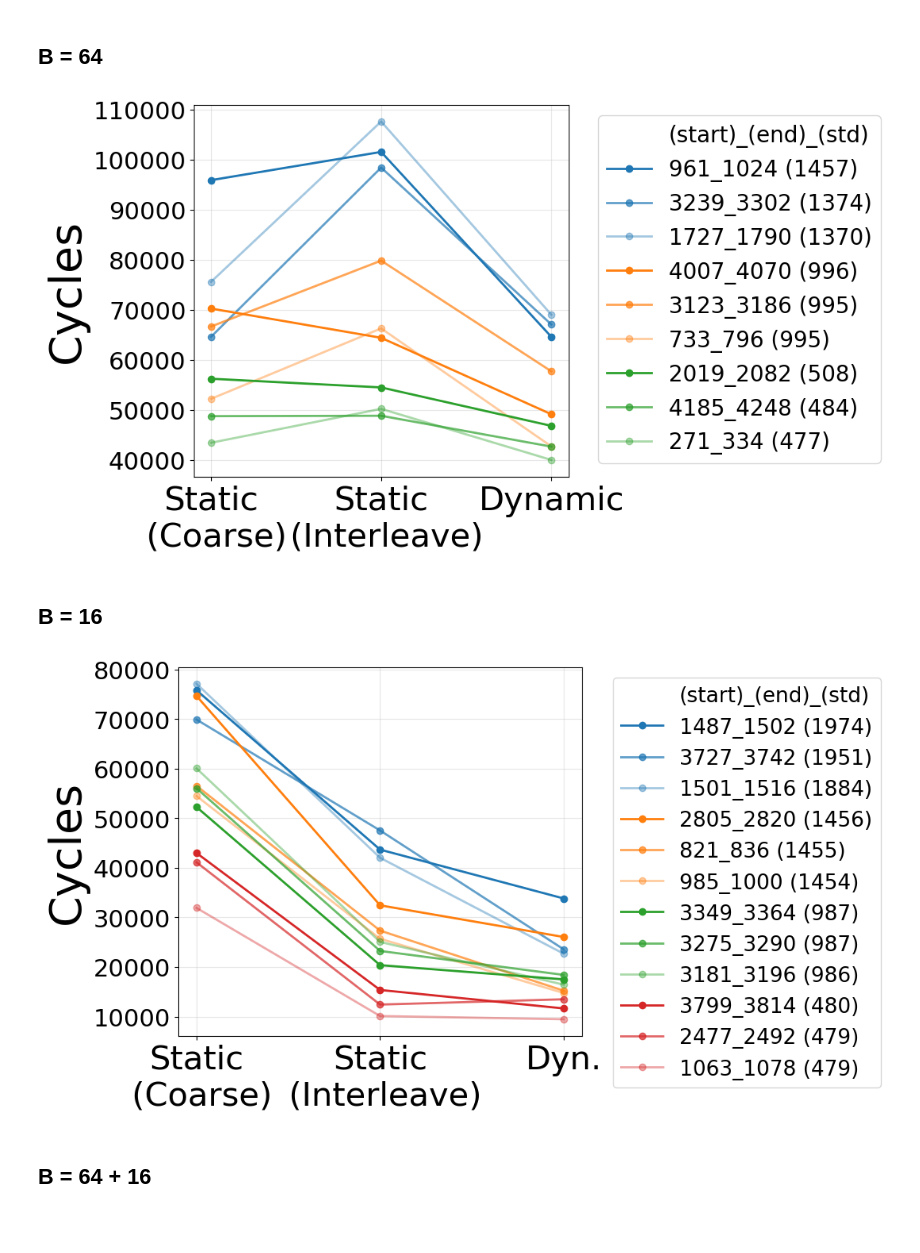
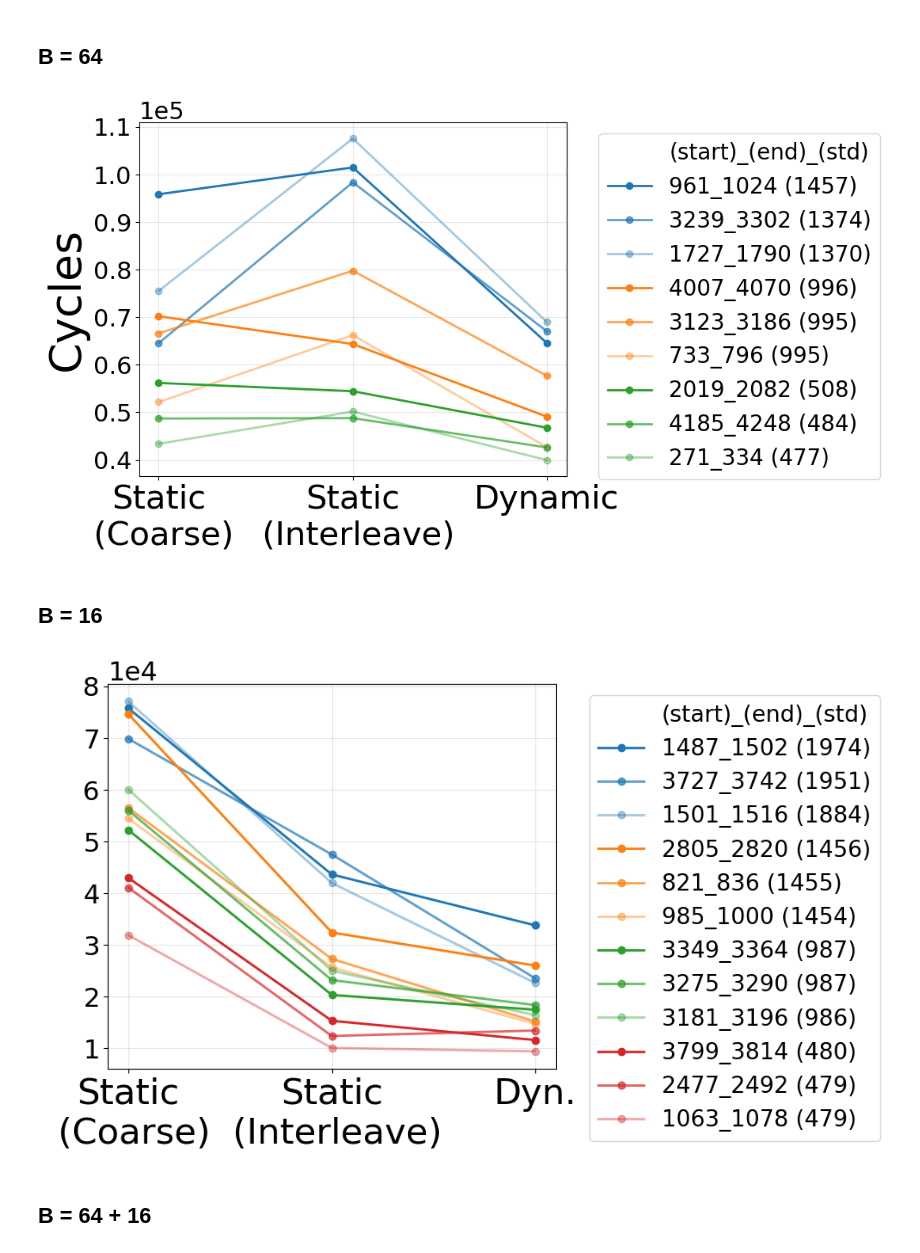
Before and after one commit to gina7484/step_artifact, a Jupyter notebook: dynamic_par/dyn_par_visualize.ipynb, the cells around one changed output. Drawn from its saved outputs; the diff is of its cells as text; code cells hidden in the pictures; blank space fills up the shorter version.

```diff
--- a/dynamic_par/dyn_par_visualize.ipynb
+++ b/dynamic_par/dyn_par_visualize.ipynb
@@ -70,6 +70,13 @@ plt.ylabel('Cycles', fontsize=axis_font)
 # plt.title('Cycles by Execution Type for Different Data Ranges', fontsize=axis_font)
 plt.xticks(x_positions, x_categories, fontsize=x_tick_size)
 plt.yticks(fontsize=tick_font)
+
+# Format y-axis in scientific notation
+plt.ticklabel_format(style='scientific', axis='y', scilimits=(0,0))
+
+# Make the scientific notation scale factor larger
+plt.gca().yaxis.get_offset_text().set_fontsize(tick_font)
+
 plt.grid(True, alpha=0.3)
 plt.legend(bbox_to_anchor=(1.05, 1), loc='upper left', fontsize=legend_font)
 
@@ -77,12 +84,12 @@ plt.legend(bbox_to_anchor=(1.05, 1), loc='upper left', fontsize=legend_font)
 plt.tight_layout()
 
 # Show the plot
-plt.show()
+# plt.show()
 
 # Optional: Save the plot
-# plt.savefig('dyn_par_b64.pdf', dpi=300, bbox_inches='tight')
+plt.savefig('dyn_par_b64.png', dpi=300, bbox_inches='tight')
 # %% [output]
-[figure, old version]
+[figure, new version]
 # %% [markdown]
 ## B = 16
 # %%
@@ -111,7 +118,7 @@ batch = 16
 df = pd.read_csv(f'/home/ginasohn/step_tl/dynamic_par/batch{batch}_sweep_simple.csv')  # Replace with your actual file path
 
 # Create the plot
-plt.figure(figsize=(11, 6))
+plt.figure(figsize=(10, 6))
 
 # Define x-axis categories
 x_categories = ['Static\n (Coarse)', 'Static\n (Interleave)', 'Dyn.']
@@ -138,36 +145,44 @@ for idx, row in df.iterrows():
 
     # Get base color from tab10 and apply transparency
     base_color = tab10_colors[color_group % len(tab10_colors)]
     alpha = alphas[variation]
 
     # Plot the line with grouped coloring (all solid lines)
     plt.plot(x_positions, y_values,
              marker='o',
              label=label,
              linewidth=2,
              color=base_color,
              alpha=alpha,
              markersize=6)
 
 # Customize the plot
 # plt.xlabel('Execution Type', fontsize=axis_font)
-plt.ylabel('Cycles', fontsize=axis_font)
+# plt.ylabel('Cycles', fontsize=axis_font)
 # plt.title('Cycles by Execution Type for Different Data Ranges', fontsize=axis_font)
 plt.xticks(x_positions, x_categories, fontsize=x_tick_size)
 plt.yticks(fontsize=tick_font)
+
+
+# Format y-axis in scientific notation
+plt.ticklabel_format(style='scientific', axis='y', scilimits=(0,0))
+
+# Make the scientific notation scale factor larger
+plt.gca().yaxis.get_offset_text().set_fontsize(tick_font)
+
 plt.grid(True, alpha=0.3)
 plt.legend(bbox_to_anchor=(1.05, 1), loc='upper left', fontsize=legend_font)
 
 # Adjust layout to prevent legend cutoff
 plt.tight_layout()
 
 # Show the plot
 # plt.show()
 
 # Optional: Save the plot
-plt.savefig('dyn_par_b16.png', dpi=300, bbox_inches='tight')
+plt.savefig('dyn_par_b16.pdf', dpi=300, bbox_inches='tight')
 # %% [output]
-[figure, old version]
+[figure, new version]
 # %% [markdown]
 ## B = 64 + 16
 # %%
```
Also changed, not shown: parts of 3 cells of this notebook, 5 other files.
